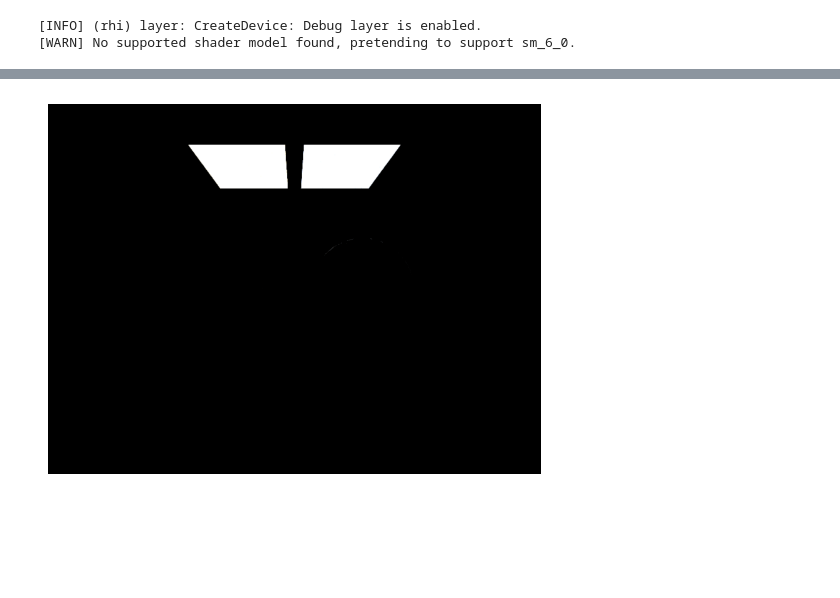
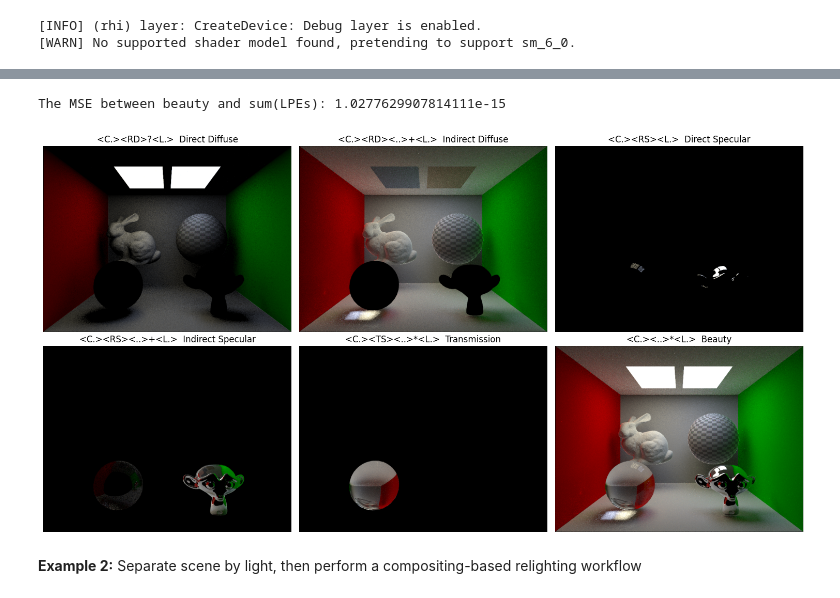
Before and after one commit to scottdmilner/cs248a-asst4, a Jupyter notebook: notebooks/assignment4/final.ipynb, the cells around one changed output, grey strips where cells are left out. Saved outputs shown, nothing was run; the diff lists cells and outputs as text; code cells hidden in the pictures; blank space fills up the shorter version.

```diff
--- a/notebooks/assignment4/final.ipynb
+++ b/notebooks/assignment4/final.ipynb
@@ -346,16 +317,33 @@ metal 32023.850: /Users/milner/Documents/VSCode/CS248A/asst4/src/cs248a_renderer
 # %%
-imgview = reshaped[-1]
-sum = reshaped[0:-1].sum(0)
-EPS = 1e-6
-diffcheck = np.abs(sum - reshaped[6]) + EPS
-plt.imshow(np.clip(np.flipud(tone_mapping(reshaped[-2], exposure_time=1.0)), 0, 1))
-plt.axis('off')
+# Check that AOVs properly add up
+beauty = example1[-1]
+sum = example1[0:-1].sum(0)
+mse = np.mean(np.square(tone_mapping(sum) - tone_mapping(beauty)))
+print(f"The MSE between beauty and sum(LPEs): {mse}")
+
+# Display results
+titles = [
+    "<C.><RD>?<L.>  Direct Diffuse",
+    "<C.><RD><..>+<L.>  Indirect Diffuse",
+    "<C.><RS><L.>  Direct Specular",
+    "<C.><RS><..>+<L.>  Indirect Specular",
+    "<C.><TS><..>*<L.>  Transmission",
+    "<C.><..>*<L.>  Beauty",
+]
+fig, axes = plt.subplots(2,3, figsize=(15, 8))
+for i, axx in enumerate(axes):
+    for j, ax in enumerate(axx):
+        ax.imshow(np.clip(np.flipud(
+            tone_mapping(example1[3*i+j], exposure_time=1.0)
+        ), 0, 1))
+        ax.set_title(titles[3*i+j])
+        ax.axis('off')
+
+plt.tight_layout()
 plt.show()
-
-
-# Save the rendered image
-# image = Image.fromarray((np.clip(np.flipud(tone_mapping(output_image.to_numpy(), exposure_time=1.0)), 0, 1) * 255).astype(np.uint8))
-# image.save("cornell_box_render.png")
 # %% [output]
+The MSE between beauty and sum(LPEs): 1.0277629907814111e-15
-[figure, old version]
+[figure, new version]
+# %% [markdown]
+**Example 2:** Separate scene by light, then perform a compositing-based relighting workflow
 # %%
```
Also changed, not shown: parts of 11 cells of this notebook.
